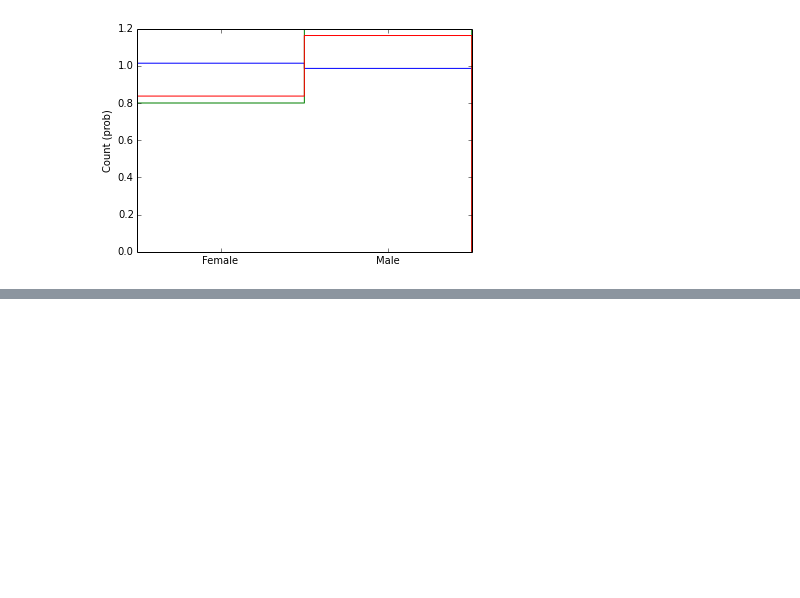
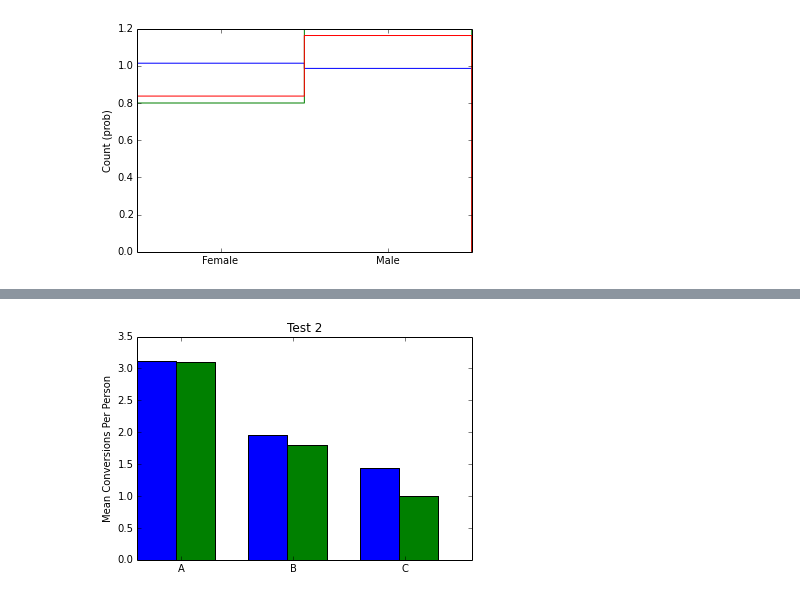
Before and after one commit to zahanm/abtest-learn, a Jupyter notebook: lib/analysis.ipynb, the cells around one changed output, grey strips where cells are left out. Cells and saved outputs as stored; diff of their text form; code cells hidden in the pictures; blank space fills up the shorter version.

```diff
--- a/lib/analysis.ipynb
+++ b/lib/analysis.ipynb
@@ -66,0 +102,21 @@ plt.show()
+# %%
+control_metrics_per_person = np.array([
+    np.mean(a.uid_counts_for_test_metric(False, False, 'A')[:,1]),
+    np.mean(a.uid_counts_for_test_metric(False, False, 'B')[:,1]),
+    np.mean(a.uid_counts_for_test_metric(False, False, 'C')[:,1]),
+])
+test2_metrics_per_person = np.array([
+    np.mean(a.uid_counts_for_test_metric(False, True, 'A')[:,1]),
+    np.mean(a.uid_counts_for_test_metric(False, True, 'B')[:,1]),
+    np.mean(a.uid_counts_for_test_metric(False, True, 'C')[:,1]),
+])
+plt.hold(True)
+width = 0.35
+plt.bar(np.arange(3), control_metrics_per_person, width=width, color='b')
+plt.bar(np.arange(3) + width, test2_metrics_per_person, width=width, color='g')
+plt.xticks([0.4, 1.4, 2.4], ('A', 'B', 'C'))
+plt.ylabel('Mean Conversions Per Person')
+plt.title('Test 2')
+plt.show()
+# %% [output]
+[figure, added]
```
Also changed, not shown: parts of 5 cells of this notebook, 2 other files.
